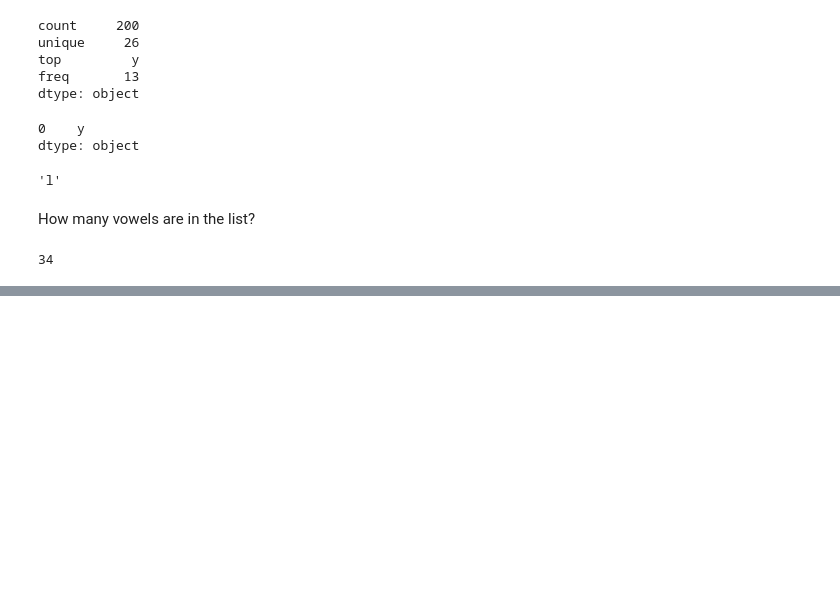
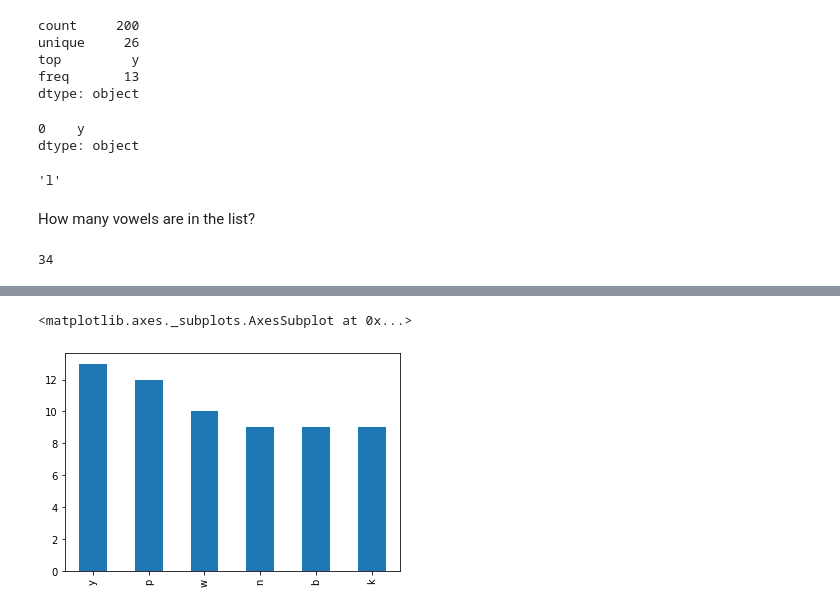
Before and after one commit to matt-c-knight/numpy-pandas-visualization-exercises, a Jupyter notebook: pandas_series.ipynb, the cells around one changed output, grey strips where cells are left out. Drawn from its saved outputs; the diff is of its cells as text; code cells hidden in the pictures; blank space fills up the shorter version.

```diff
--- a/pandas_series.ipynb
+++ b/pandas_series.ipynb
@@ -639,0 +665,3 @@ long_string.str.count('[aeiou]').sum()
+# %%
+top_six = long_string.value_counts()[:6]
+top_six
@@ -639,0 +676,5 @@ long_string.str.count('[aeiou]').sum()
+# %%
+top_six.plot.bar()
+# %% [output]
+<matplotlib.axes._subplots.AxesSubplot at 0x...>
+[figure, added]
```
Also changed, not shown: parts of 6 cells of this notebook.
